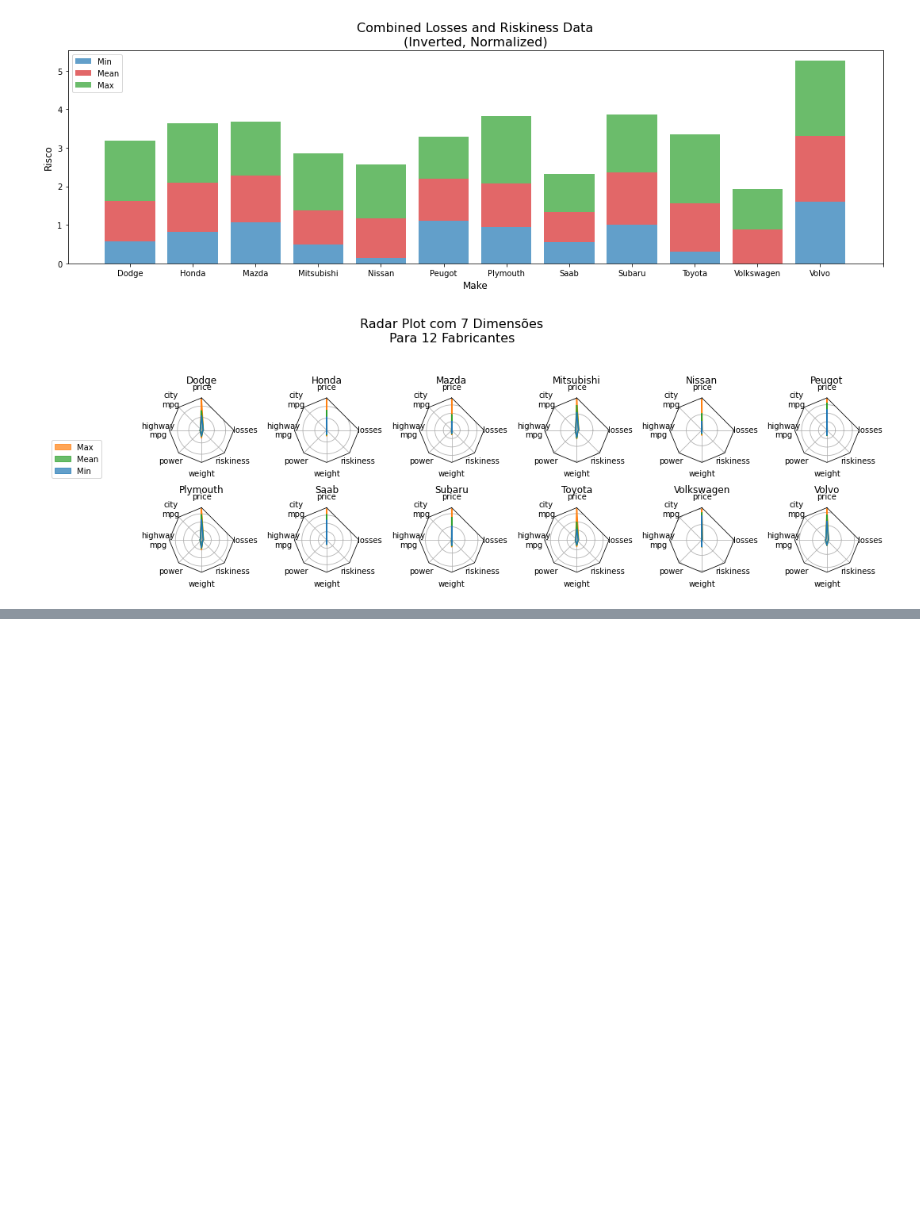
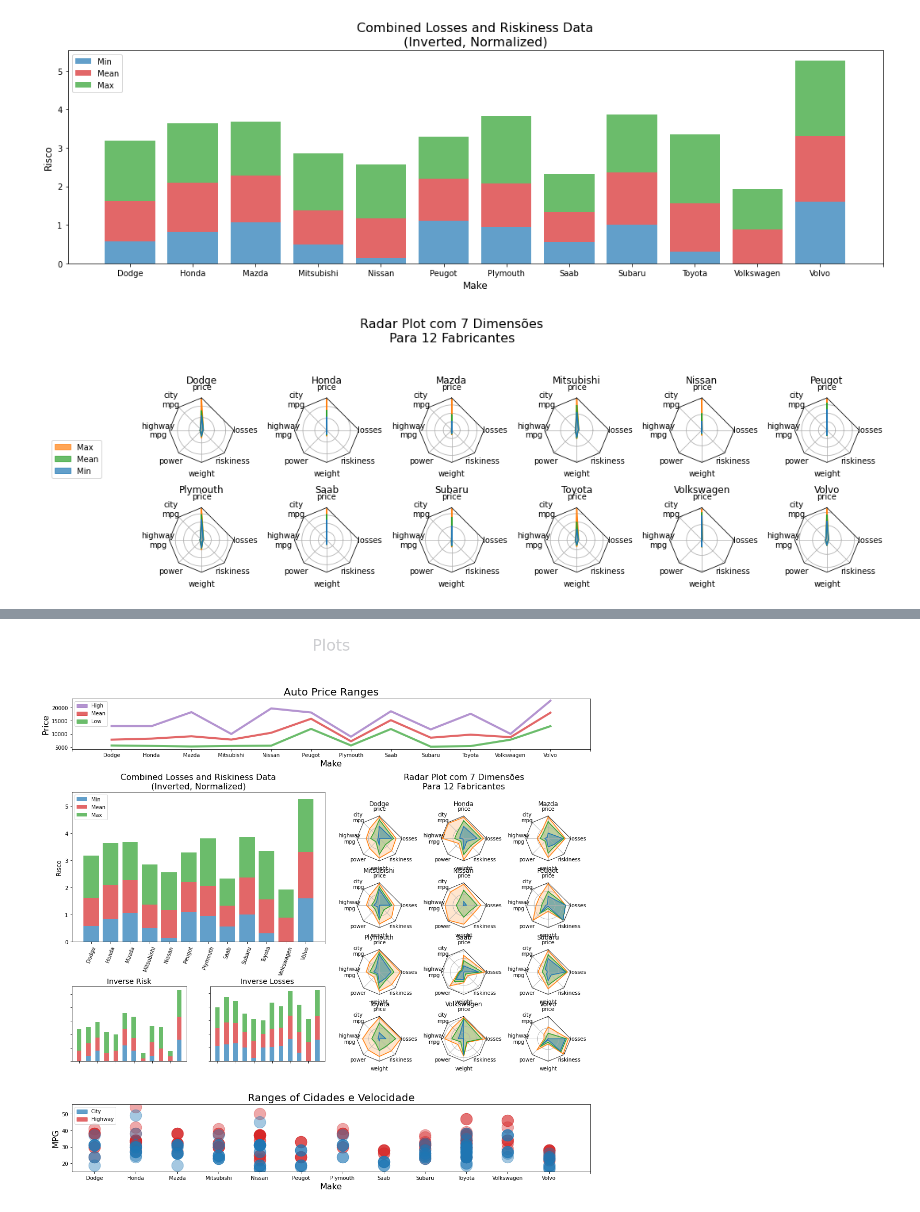
Before and after one commit to ralsouza/data_visualisation_matplotlib_seaborn, a Jupyter notebook: notebooks/01_python_matplotlib_with_customized_modules.ipynb, the cells around one changed output, grey strips where cells are left out. Cells and saved outputs as stored; diff of their text form; code cells hidden in the pictures; blank space fills up the shorter version.

```diff
--- a/notebooks/01_python_matplotlib_with_customized_modules.ipynb
+++ b/notebooks/01_python_matplotlib_with_customized_modules.ipynb
@@ -210,14 +210,14 @@ sys.path.append("lib")
 import geradados, geraplot, radar
 #plt.style.use("estilos/personalestilo-1.mplstyle")
 
-dados = geradados.get_raw_data()
-dados.head()
-dados_subset = geradados.get_limited_data()
-dados_subset.head()
-dados = geradados.get_limited_data(lower_bound = 6)
-dados.head()
-dados_normalizados = dados.copy()
-dados_normalizados.rename(columns = {"horsepower": "power"}, inplace = True)
+data = geradados.get_raw_data()
+data.head()
+data = geradados.get_limited_data()
+data.head()
+data = geradados.get_limited_data(lower_bound = 6)
+data.head()
+norm_data = data.copy()
+norm_data.rename(columns = {"horsepower": "power"}, inplace = True)
 figure = plt.figure(figsize = (15, 5))
 
 radar_gs = mpl.gridspec.GridSpec(3, 7,
@@ -226,7 +226,7 @@ radar_gs = mpl.gridspec.GridSpec(3, 7,
                                  hspace = 0.60,
                                  top = 0.95,
                                  bottom = 0.25)
-radar_axes = geraplot.make_autos_radar_plot(figure, gs=radar_gs, pddata=dados_normalizados)
+radar_axes = geraplot.make_autos_radar_plot(figure, gs=radar_gs, pddata=norm_data)
 plt.show()
 # %% [output]
 [figure]
@@ -232,0 +283,75 @@ plt.show()
+# %%
+# Making layers (with data)
+figure = plt.figure(figsize = (15, 15))
+gs_master = mpl.gridspec.GridSpec(4, 2,
+                                  height_ratios = [1, 24, 128, 32],
+                                  hspace = 0,
+                                  wspace = 0)
+
+# Layer 1 - Title
+gs_1 = mpl.gridspec.GridSpecFromSubplotSpec(1, 1, subplot_spec = gs_master[0, :])
+title_axes = figure.add_subplot(gs_1[0])
+title_axes.set_title("Plots", fontsize = 30, color = "#cdced1")
+geraplot.hide_axes(title_axes)
+
+# Layer 2 - Price
+gs_2 = mpl.gridspec.GridSpecFromSubplotSpec(1, 1, subplot_spec = gs_master[1, :])
+price_axes = figure.add_subplot(gs_2[0])
+geraplot.make_autos_price_plot(figure,
+                               pddata = data,
+                               axes = price_axes)
+
+# Layer 3, Part I - Risks
+gs_31 = mpl.gridspec.GridSpecFromSubplotSpec(2, 2,
+                                             height_ratios = [2, 1],
+                                             hspace = 0.4,
+                                             subplot_spec = gs_master[2, :1])
+risk_and_loss_axes = figure.add_subplot(gs_31[0, :])
+geraplot.make_autos_loss_and_risk_plot(figure,
+                                       pddata = norm_data,
+                                       axes = risk_and_loss_axes,
+                                       x_label = False,
+                                       rotate_ticks = True)
+risk_axes = figure.add_subplot(gs_31[1, :1])
+geraplot.make_autos_riskiness_plot(figure,
+                                   pddata = norm_data,
+                                   axes = risk_axes,
+                                   legend = False,
+                                   labels = False)
+loss_axes = figure.add_subplot(gs_31[1:, 1])
+geraplot.make_autos_losses_plot(figure,
+                                pddata = norm_data,
+                                axes = loss_axes,
+                                legend = False,
+                                labels = False)
+
+# Layer 3, Part II - Radar
+gs_32 = mpl.gridspec.GridSpecFromSubplotSpec(5, 3,
+                                             height_ratios = [1, 20, 20, 20, 20],
+                                             hspace = 0.6,
+                                             wspace = 0,
+                                             subplot_spec = gs_master[2, 1])
+(rows, cols) = geometry = gs_32.get_geometry()
+title_axes = figure.add_subplot(gs_32[0, :])
+inner_axes = []
+projection = radar.RadarAxes(spoke_count = len(norm_data.groupby("make").mean().columns))
+[inner_axes.append(figure.add_subplot(m, projection = projection)) for m in [n for n in gs_32][cols:]]
+geraplot.make_autos_radar_plot(figure,
+                               pddata = norm_data,
+                               title_axes = title_axes,
+                               inner_axes = inner_axes,
+                               legend_axes = False,
+                               geometry = geometry)
+
+# Layer 4 - MPG
+gs_4 = mpl.gridspec.GridSpecFromSubplotSpec(1, 1, subplot_spec = gs_master[3, :])
+mpg_axes = figure.add_subplot(gs_4[0])
+geraplot.make_autos_mpg_plot(figure,
+                             pddata = data,
+                             axes = mpg_axes)
+
+# Joining layers
+gs_master.tight_layout(figure)
+plt.show()
+# %% [output]
+[figure, added]
```
Also changed, not shown: parts of 9 cells of this notebook.
